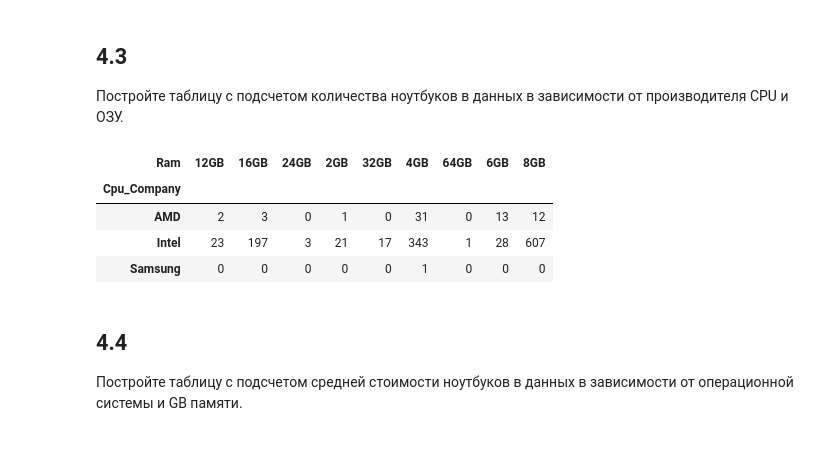
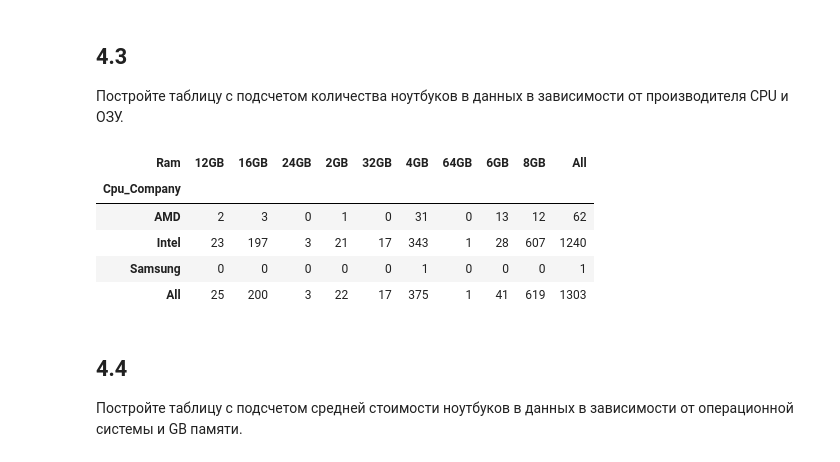
Before and after one commit to KeyzerovaAV/PythonAnalytics, a Jupyter notebook: Seminar3.ipynb, the cells around one changed output. Drawn from its saved outputs; the diff is of its cells as text; code cells hidden in the pictures.

```diff
--- a/Seminar3.ipynb
+++ b/Seminar3.ipynb
@@ -292,13 +299,15 @@ df.groupby('Cpu_Company').agg({'Price_euros': ['min', 'mean', 'max']})
 Постройте таблицу с подсчетом количества ноутбуков в данных в зависимости от производителя CPU и ОЗУ.
 # %%
 pd.crosstab(index = df['Cpu_Company'],
-            columns = df['Ram'])
+            columns = df['Ram'],
+            margins = True)
 # %% [output]
-| Ram | 12GB | 16GB | 24GB | 2GB | 32GB | 4GB | 64GB | 6GB | 8GB |
-| Cpu_Company |  |  |  |  |  |  |  |  |  |
-| AMD | 2 | 3 | 0 | 1 | 0 | 31 | 0 | 13 | 12 |
-| Intel | 23 | 197 | 3 | 21 | 17 | 343 | 1 | 28 | 607 |
-| Samsung | 0 | 0 | 0 | 0 | 0 | 1 | 0 | 0 | 0 |
+| Ram | 12GB | 16GB | 24GB | 2GB | 32GB | 4GB | 64GB | 6GB | 8GB | All |
+| Cpu_Company |  |  |  |  |  |  |  |  |  |  |
+| AMD | 2 | 3 | 0 | 1 | 0 | 31 | 0 | 13 | 12 | 62 |
+| Intel | 23 | 197 | 3 | 21 | 17 | 343 | 1 | 28 | 607 | 1240 |
+| Samsung | 0 | 0 | 0 | 0 | 0 | 1 | 0 | 0 | 0 | 1 |
+| All | 25 | 200 | 3 | 22 | 17 | 375 | 1 | 41 | 619 | 1303 |
 # %% [markdown]
 ## 4.4
 Постройте таблицу с подсчетом средней стоимости ноутбуков в данных в зависимости от операционной системы и GB памяти.
```
Also changed, not shown: parts of 1 cell of this notebook.
